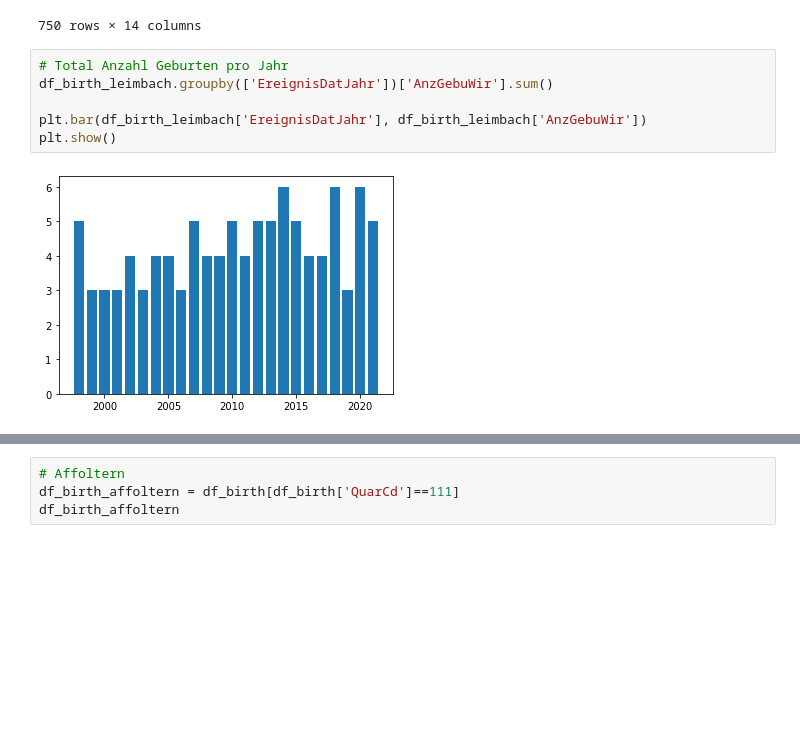
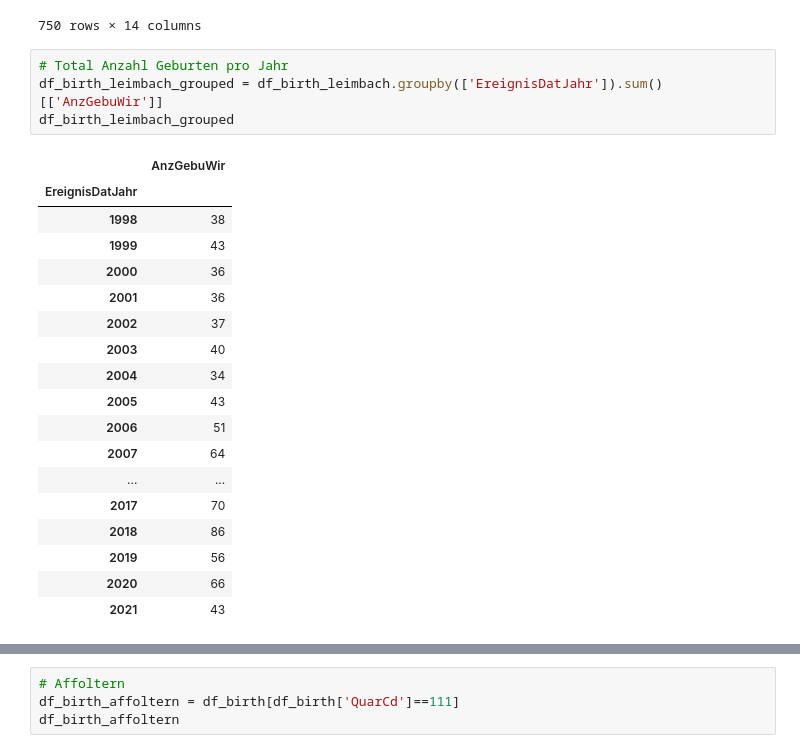
Before and after one commit to EbruDulak/CAS-INFE-21.12-Scripting-Project, a Jupyter notebook: ScriptingKitaProject.ipynb, the cells around one changed output, grey strips where cells are left out. Saved outputs shown, nothing was run; the diff lists cells and outputs as text; blank space fills up the shorter version.

```diff
--- a/ScriptingKitaProject.ipynb
+++ b/ScriptingKitaProject.ipynb
@@ -217,12 +242,27 @@ df_birth_leimbach
 750 rows × 14 columns
 # %%
 # Total Anzahl Geburten pro Jahr
-df_birth_leimbach.groupby(['EreignisDatJahr'])['AnzGebuWir'].sum()
-
-plt.bar(df_birth_leimbach['EreignisDatJahr'], df_birth_leimbach['AnzGebuWir'])
-plt.show()
+df_birth_leimbach_grouped = df_birth_leimbach.groupby(['EreignisDatJahr']).sum()[['AnzGebuWir']]
+df_birth_leimbach_grouped
 # %% [output]
-[figure, removed]
+|  | AnzGebuWir |
+| EreignisDatJahr |  |
+| 1998 | 38 |
+| 1999 | 43 |
+| 2000 | 36 |
+| 2001 | 36 |
+| 2002 | 37 |
+| 2003 | 40 |
+| 2004 | 34 |
+| 2005 | 43 |
+| 2006 | 51 |
+| 2007 | 64 |
+| ... | ... |
+| 2017 | 70 |
+| 2018 | 86 |
+| 2019 | 56 |
+| 2020 | 66 |
+| 2021 | 43 |
 # %%
 # Friesenberg
 df_birth_friesenberg = df_birth[df_birth['QuarCd']==33]
```
Also changed, not shown: parts of 12 cells of this notebook.
